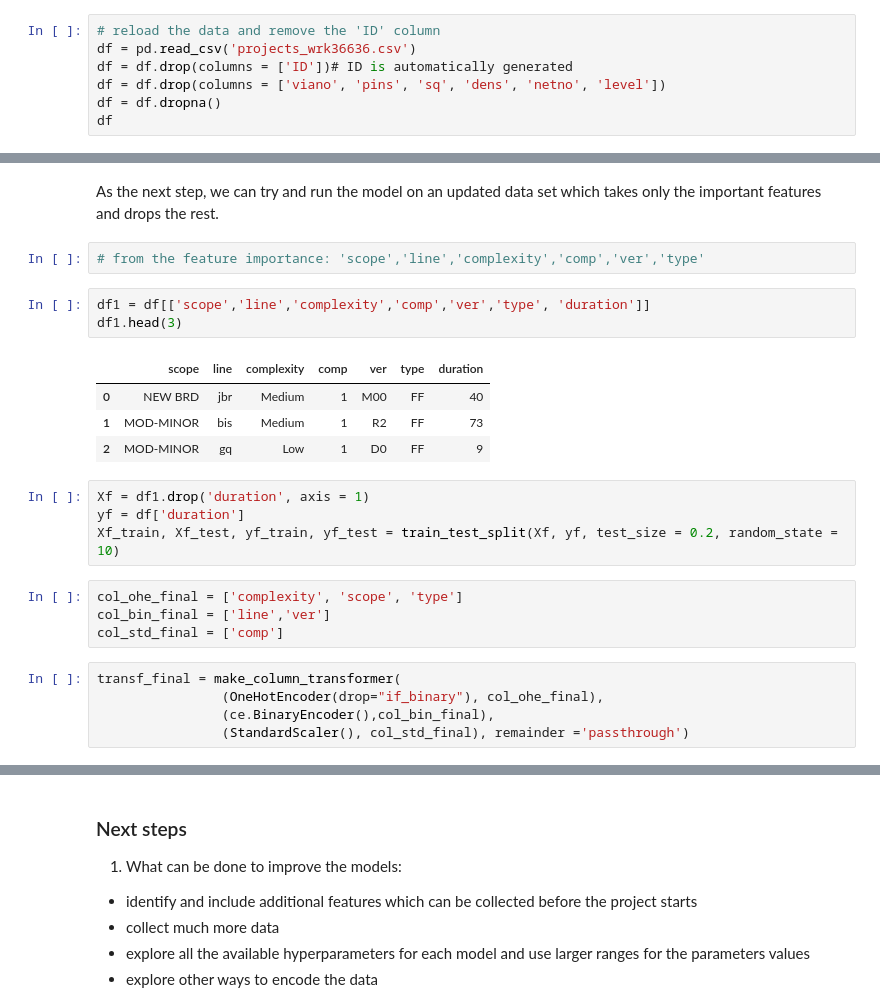
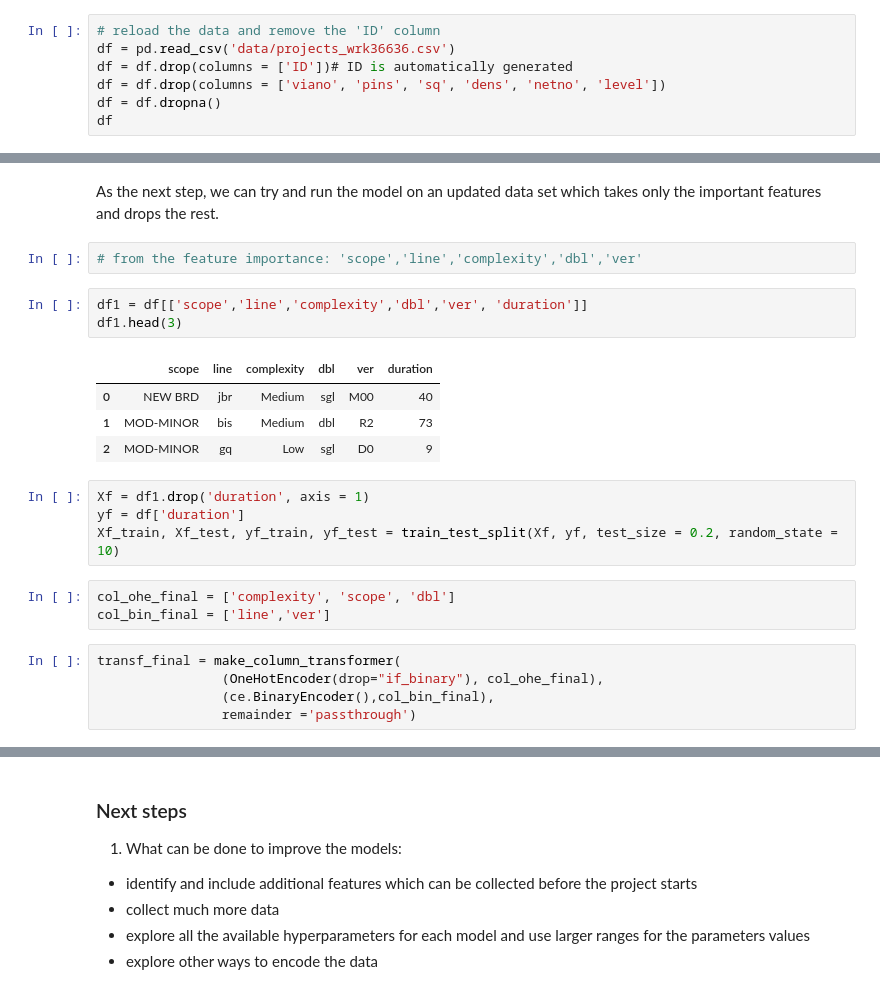
Before and after one commit to bogdangavril/BHMLAI-Capstone, a Jupyter notebook: Capstone-BG.ipynb, the cells around one changed output, grey strips where cells are left out. Cells and saved outputs as stored; diff of their text form.

```diff
--- a/Capstone-BG.ipynb
+++ b/Capstone-BG.ipynb
@@ -444,6 +444,6 @@ The prediction is needed and happens before the design starts when only a limite
 # %%
 # reload the data and remove the 'ID' column
-df = pd.read_csv('projects_wrk36636.csv')
+df = pd.read_csv('data/projects_wrk36636.csv')
 df = df.drop(columns = ['ID'])# ID is automatically generated
 df = df.drop(columns = ['viano', 'pins', 'sq', 'dens', 'netno', 'level'])
 df = df.dropna()
@@ -1034,28 +1113,27 @@ table1
 # %% [markdown]
 As the next step, we can try and run the model on an updated data set which takes only the important features and drops the rest.
 # %%
-# from the feature importance: 'scope','line','complexity','comp','ver','type'
+# from the feature importance: 'scope','line','complexity','dbl','ver'
 # %%
-df1 = df[['scope','line','complexity','comp','ver','type', 'duration']]
+df1 = df[['scope','line','complexity','dbl','ver', 'duration']]
 df1.head(3)
 # %% [output]
-|  | scope | line | complexity | comp | ver | type | duration |
-| 0 | NEW BRD | jbr | Medium | 1 | M00 | FF | 40 |
-| 1 | MOD-MINOR | bis | Medium | 1 | R2 | FF | 73 |
-| 2 | MOD-MINOR | gq | Low | 1 | D0 | FF | 9 |
+|  | scope | line | complexity | dbl | ver | duration |
+| 0 | NEW BRD | jbr | Medium | sgl | M00 | 40 |
+| 1 | MOD-MINOR | bis | Medium | dbl | R2 | 73 |
+| 2 | MOD-MINOR | gq | Low | sgl | D0 | 9 |
 # %%
 Xf = df1.drop('duration', axis = 1)
 yf = df['duration']
 Xf_train, Xf_test, yf_train, yf_test = train_test_split(Xf, yf, test_size = 0.2, random_state = 10)
 # %%
-col_ohe_final = ['complexity', 'scope', 'type']
+col_ohe_final = ['complexity', 'scope', 'dbl']
 col_bin_final = ['line','ver']
-col_std_final = ['comp']
 # %%
 transf_final = make_column_transformer(
                 (OneHotEncoder(drop="if_binary"), col_ohe_final),
                 (ce.BinaryEncoder(),col_bin_final),
-                (StandardScaler(), col_std_final), remainder ='passthrough')
+                remainder ='passthrough')
 # %%
 pipe_f = Pipeline([('transformer', transf_final),
             ('model', TransformedTargetRegressor(regressor = RandomForestRegressor(),
```
Also changed, not shown: parts of 36 cells of this notebook, 1 other file.
